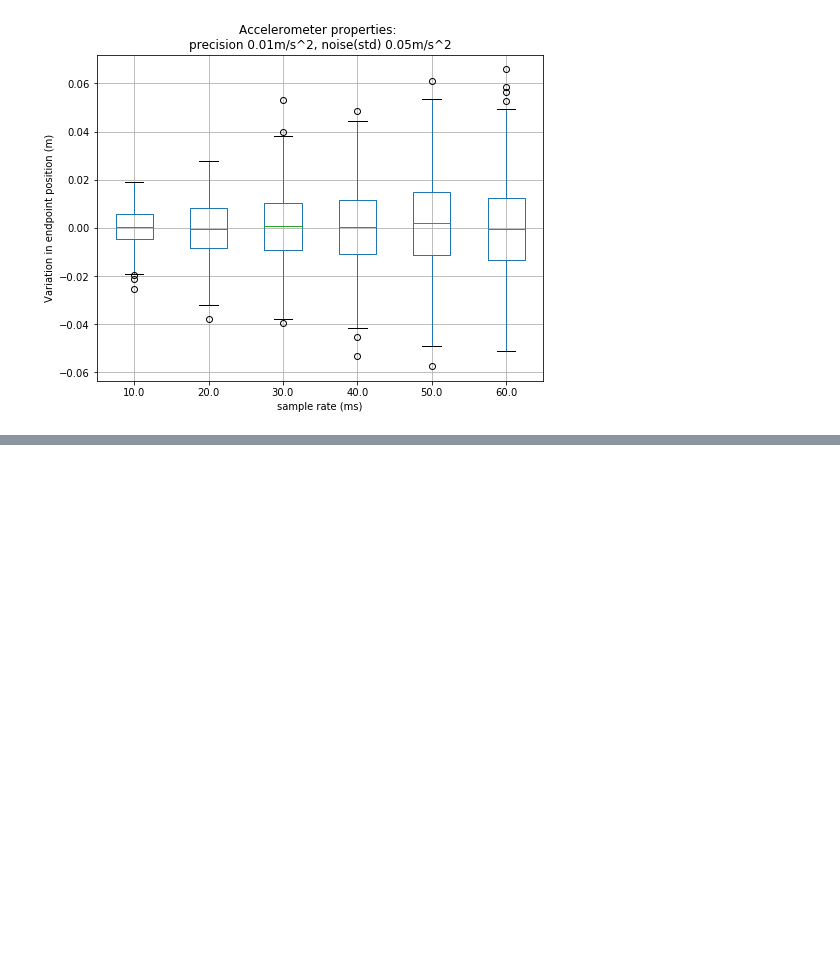
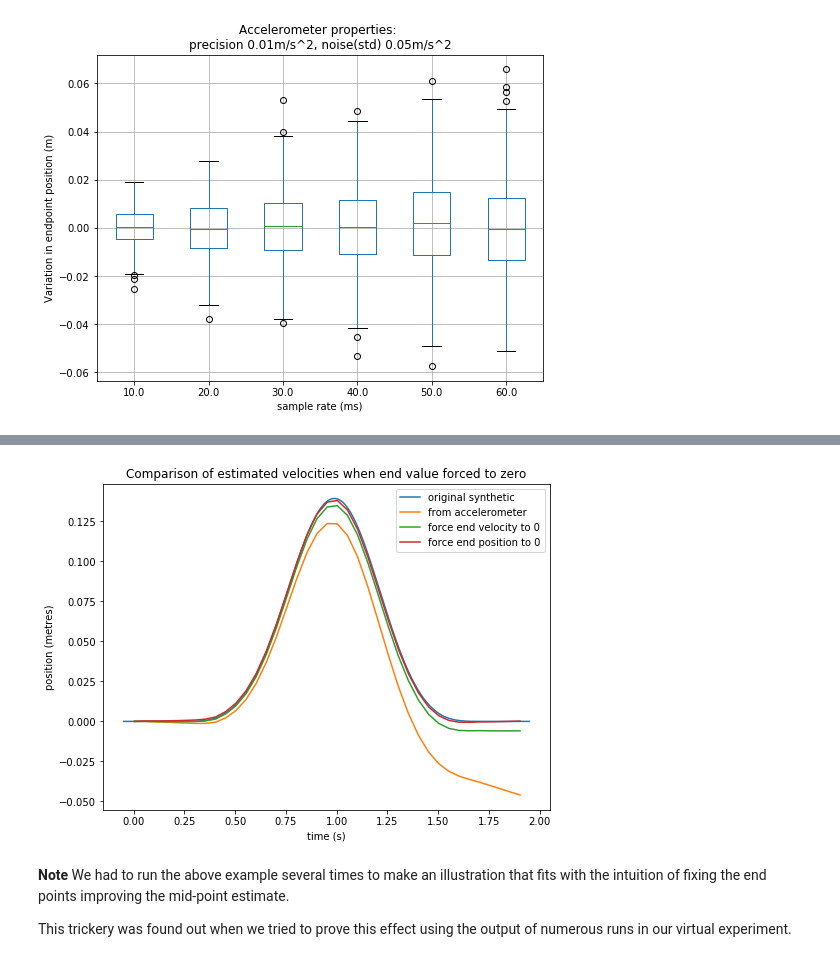
Before and after one commit to BeckaLawson/FootClearanceEstimation, a Jupyter notebook: notebooks/GenerateSimulateMotion.ipynb, the cells around one changed output, grey strips where cells are left out. Cells and saved outputs as stored; diff of their text form; code cells hidden in the pictures; blank space fills up the shorter version.

```diff
--- a/notebooks/GenerateSimulateMotion.ipynb
+++ b/notebooks/GenerateSimulateMotion.ipynb
@@ -227,0 +235,34 @@ Mean -5.445e-05 std 0.0166449317045
+# %%
+plt.figure(figsize=(8,6), facecolor="white")
+
+sacc["v"] = (sacc.a*sacc.t.diff().shift(-1)).cumsum()
+sacc["x"] = (sacc.v*sacc.t.diff().shift(-1)).cumsum()
+vend = sacc["v"].iloc[-3]  # avoid the nans
+tend = sacc["t"].iloc[-3]
+sacc["vfixed"] = sacc["v"] - vend*(sacc["t"]/tend)
+
+sacc["x"] = (sacc.v*sacc.t.diff().shift(-1)).cumsum()
+sacc["xvfixed"] = (sacc.vfixed*sacc.t.diff().shift(-1)).cumsum()
+xend = sacc["xvfixed"].iloc[-3]  # avoid the nans
+sacc["xfixed"] = sacc["xvfixed"] - xend*(sacc["t"]/tend)
+
+plt.plot(px.t-0.05, px.x, label="original synthetic")
+plt.plot(sacc.t, sacc.x, label="from accelerometer")
+plt.plot(sacc.t, sacc.xvfixed, label="force end velocity to 0")
+plt.plot(sacc.t, sacc.xfixed, label="force end position to 0")
+
+plt.title("Comparison of estimated velocities when end value forced to zero")
+plt.xlabel("time (s)")
+plt.ylabel("position (metres)")
+plt.legend()
+None
+# %% [output]
+[figure, added]
+# %% [markdown]
+**Note** We had to run the above example several times to
+make an illustration that fits with the intuition
+of fixing the end points improving the mid-point estimate.
+
+This trickery was found out when we tried to prove this
+effect using the output of numerous runs in our virtual
+experiment.
```
Also changed, not shown: parts of 9 cells of this notebook.
